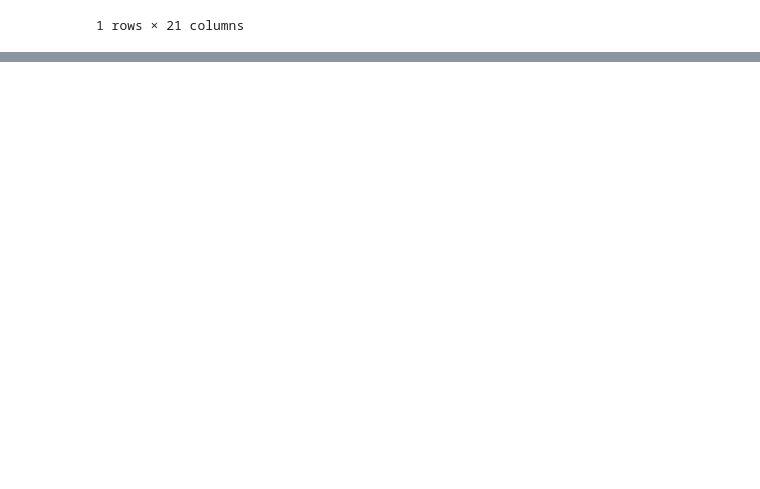
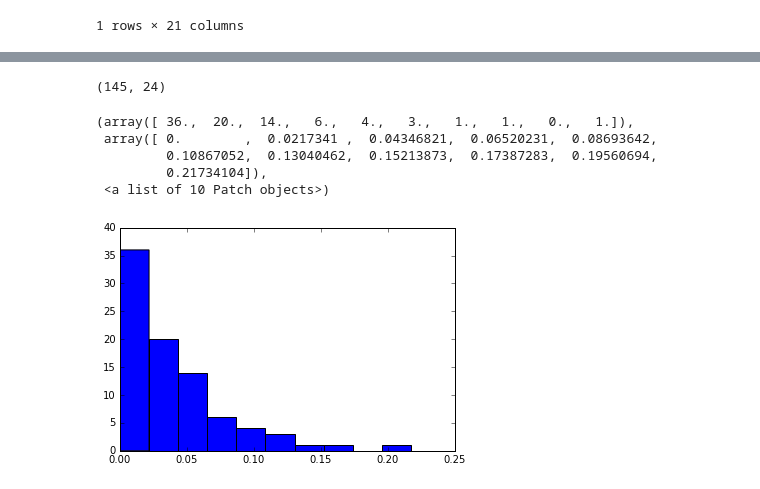
Before and after one commit to caearo/ud120-projects, a Jupyter notebook: final_project/data_explore.ipynb, the cells around one changed output, grey strips where cells are left out. Cells and saved outputs as stored; diff of their text form; code cells hidden in the pictures; blank space fills up the shorter version.

Commit message:
Add some code for data exploring and modeling.
Next step is run through a modeling process with test.

```diff
--- a/final_project/data_explore.ipynb
+++ b/final_project/data_explore.ipynb
@@ -184,3 +189,12 @@ df[df['deferral_payments']<0]
 |  | poi | email_adress | to_messages | from_messages | from_poi_to_this_person | from_this_person_to_poi | ... |
 | BELFER ROBERT | False | nan | 0.0 | 0.0 | 0.0 | 0.0 | ... |
 1 rows × 21 columns
+# %%
+### Build new features
+### As mentioned in the mini projects before, there some ratio features based on
+### email-sending data may help improving algorithm's performance
+
+df['received_from_poi_ratio'] = df['from_poi_to_this_person'] / df['to_messages']
+df['sent_to_poi_ratio'] = df['from_this_person_to_poi'] / df['from_messages']
+df['shared_receipt_with_poi_ratio'] = df['shared_receipt_with_poi'] / df['to_messages']
+df.shape
@@ -186,0 +215,14 @@ df[df['deferral_payments']<0]
+# %%
+del(df['recieved_from_poi_ratio'])
+df.shape
+# %% [output]
+(145, 24)
+# %%
+plt.hist(df.received_from_poi_ratio.dropna())
+# %% [output]
+(array([ 36.,  20.,  14.,   6.,   4.,   3.,   1.,   1.,   0.,   1.]),
+ array([ 0.        ,  0.0217341 ,  0.04346821,  0.06520231,  0.08693642,
+         0.10867052,  0.13040462,  0.15213873,  0.17387283,  0.19560694,
+         0.21734104]),
+ <a list of 10 Patch objects>)
+[figure, added]
```
Also changed, not shown: parts of 7 cells of this notebook.
